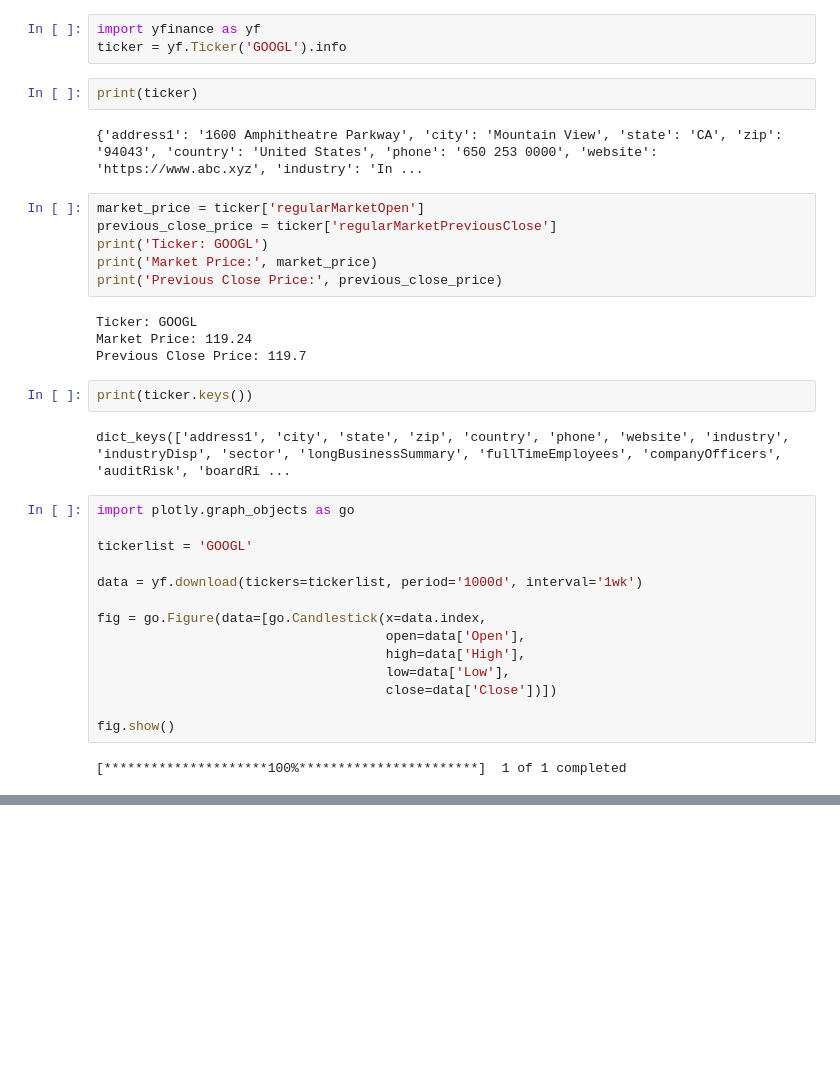
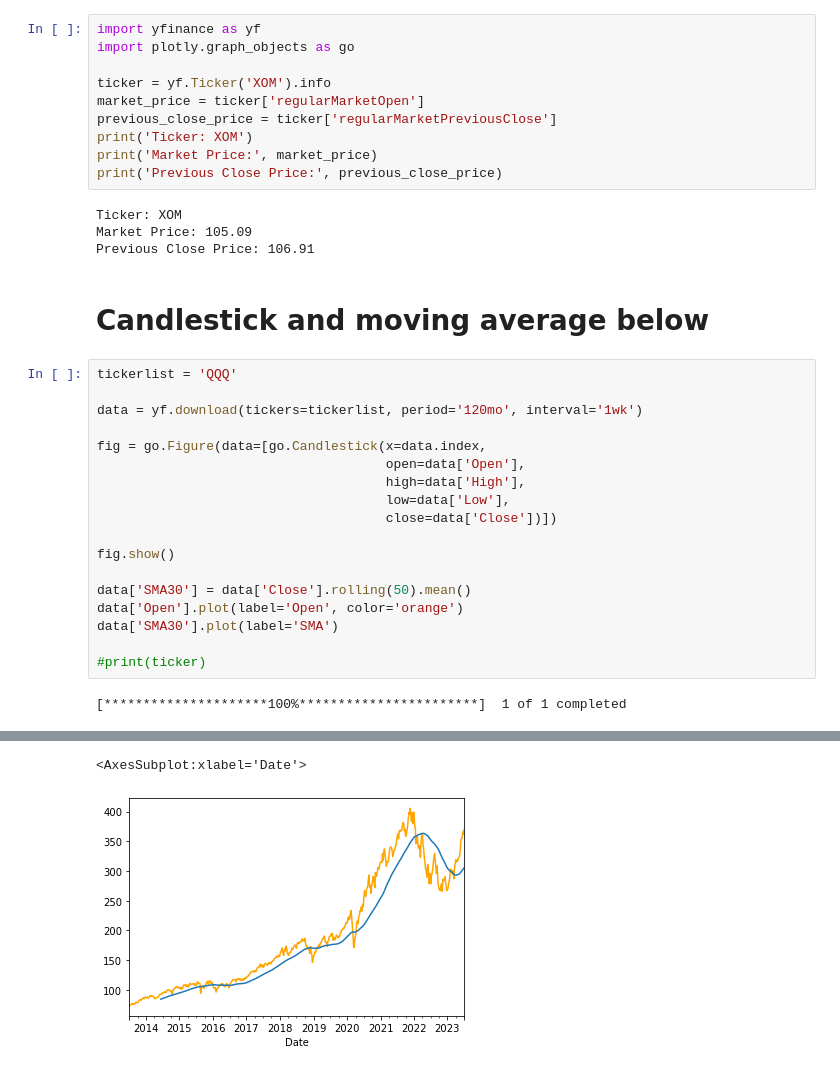
Before and after one commit to mullallyjr/finance, a Jupyter notebook: pull.ipynb, the cells around one changed output, grey strips where cells are left out. Drawn from its saved outputs; the diff is of its cells as text; blank space fills up the shorter version.

```diff
--- a/pull.ipynb
+++ b/pull.ipynb
@@ -1,38 +1,39 @@
-# %%
-import yfinance as yf
-ticker = yf.Ticker('GOOGL').info
-# %%
-print(ticker)
-# %% [output]
-{'address1': '1600 Amphitheatre Parkway', 'city': 'Mountain View', 'state': 'CA', 'zip': '94043', 'country': 'United States', 'phone': '650 253 0000', 'website': 'https://www.abc.xyz', 'industry': 'In ...
 # %%
+import yfinance as yf
+import plotly.graph_objects as go
+
+ticker = yf.Ticker('XOM').info
 market_price = ticker['regularMarketOpen']
 previous_close_price = ticker['regularMarketPreviousClose']
-print('Ticker: GOOGL')
+print('Ticker: XOM')
 print('Market Price:', market_price)
 print('Previous Close Price:', previous_close_price)
 # %% [output]
-Ticker: GOOGL
-Market Price: 119.24
-Previous Close Price: 119.7
+Ticker: XOM
+Market Price: 105.09
+Previous Close Price: 106.91
-# %%
-print(ticker.keys())
-# %% [output]
-dict_keys(['address1', 'city', 'state', 'zip', 'country', 'phone', 'website', 'industry', 'industryDisp', 'sector', 'longBusinessSummary', 'fullTimeEmployees', 'companyOfficers', 'auditRisk', 'boardRi ...
+# %% [markdown]
+# Candlestick and moving average below
 # %%
-import plotly.graph_objects as go
+tickerlist = 'QQQ'
 
-tickerlist = 'GOOGL'
-
-data = yf.download(tickers=tickerlist, period='1000d', interval='1wk')
+data = yf.download(tickers=tickerlist, period='120mo', interval='1wk')
 
 fig = go.Figure(data=[go.Candlestick(x=data.index,
                                      open=data['Open'],
                                      high=data['High'],
                                      low=data['Low'],
                                      close=data['Close'])])
 
 fig.show()
+
+data['SMA30'] = data['Close'].rolling(50).mean()
+data['Open'].plot(label='Open', color='orange')
+data['SMA30'].plot(label='SMA')
+
+#print(ticker)
 # %% [output]
 [*********************100%***********************]  1 of 1 completed
 [interactive output not drawn]
+<AxesSubplot:xlabel='Date'>
+[figure, added]
```
Also changed, not shown: parts of 3 cells of this notebook.
